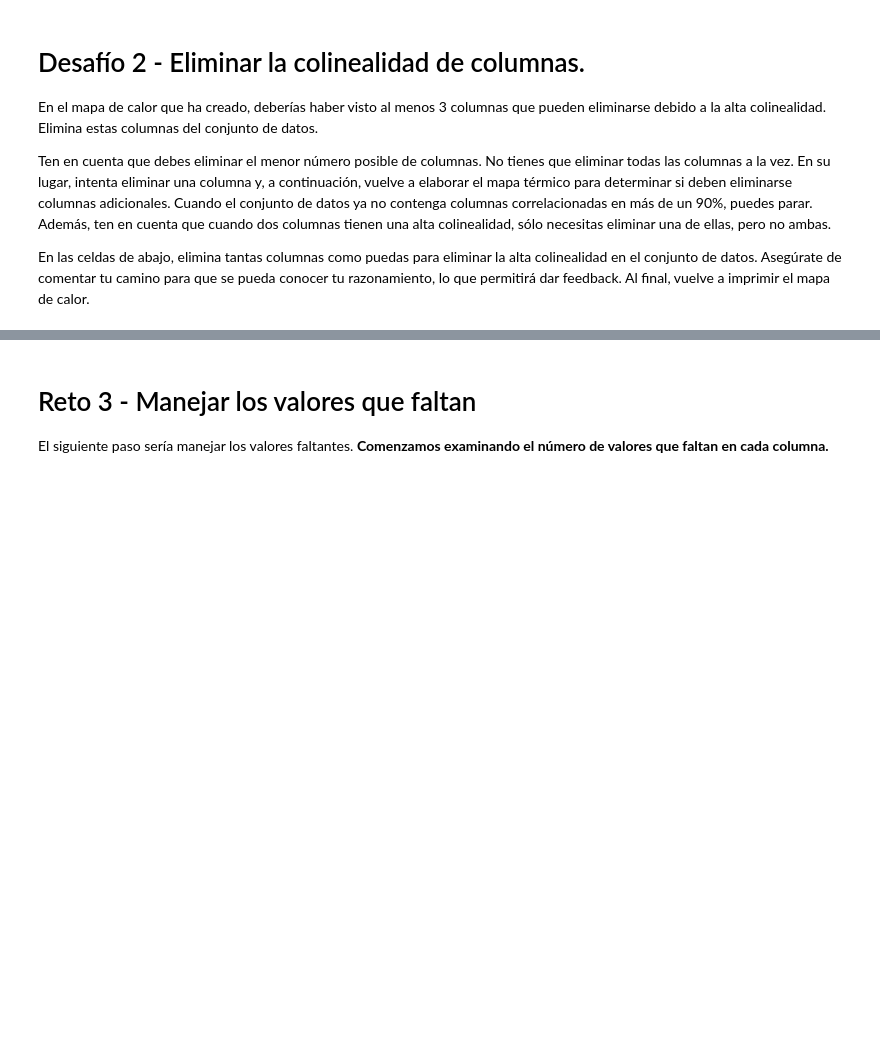
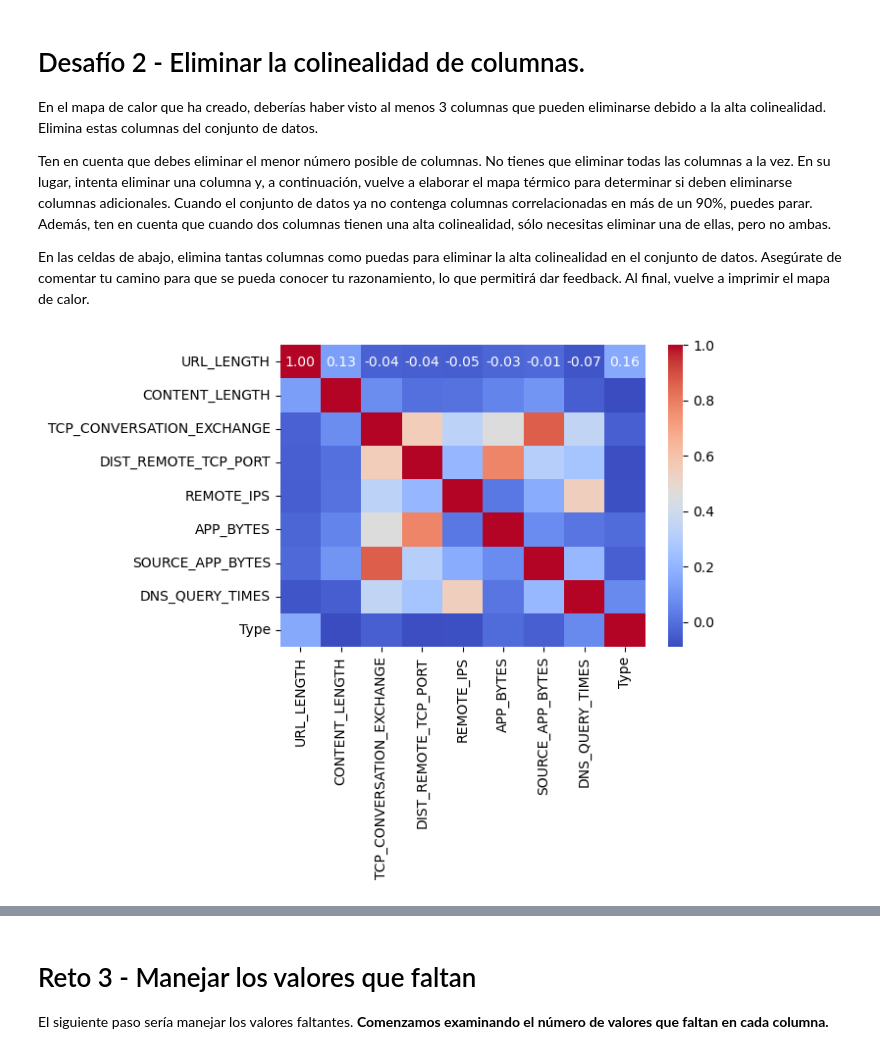
Before and after one commit to jalladin/LAB-supervised-learning-es, a Jupyter notebook: your-code/main_esp.ipynb, the cells around one changed output, grey strips where cells are left out. Saved outputs shown, nothing was run; the diff lists cells and outputs as text; code cells hidden in the pictures; blank space fills up the shorter version.

```diff
--- a/your-code/main_esp.ipynb
+++ b/your-code/main_esp.ipynb
@@ -157,0 +229,24 @@ En las celdas de abajo, elimina tantas columnas como puedas para eliminar la alt
+# %%
+websites_numeric = websites.select_dtypes(include=[np.number])
+
+highly_correlated = set()
+correlation_matrix = websites_numeric.corr()
+
+for i in range(len(correlation_matrix.columns)):  # Buscar pares de columnas con una correlación absoluta superior a 0.9
+    for j in range(i):
+        if abs(correlation_matrix.iloc[i, j]) > 0.9:
+            colname = correlation_matrix.columns[i]
+            highly_correlated.add(colname)
+
+# Eliminar estas columnas
+websites_numeric = websites_numeric.drop(columns=list(highly_correlated))
+
+# Recalcular la matriz de correlación con las columnas restantes
+correlation_matrix = websites_numeric.corr()
+
+# Crear y mostrar el mapa de calor
+plt.figure(figsize=(6, 4))
+sns.heatmap(correlation_matrix, annot=True, fmt=".2f", cmap='coolwarm')
+plt.show()# Your code here
+# %% [output]
+[figure, added]
```
Also changed, not shown: parts of 50 cells of this notebook.
